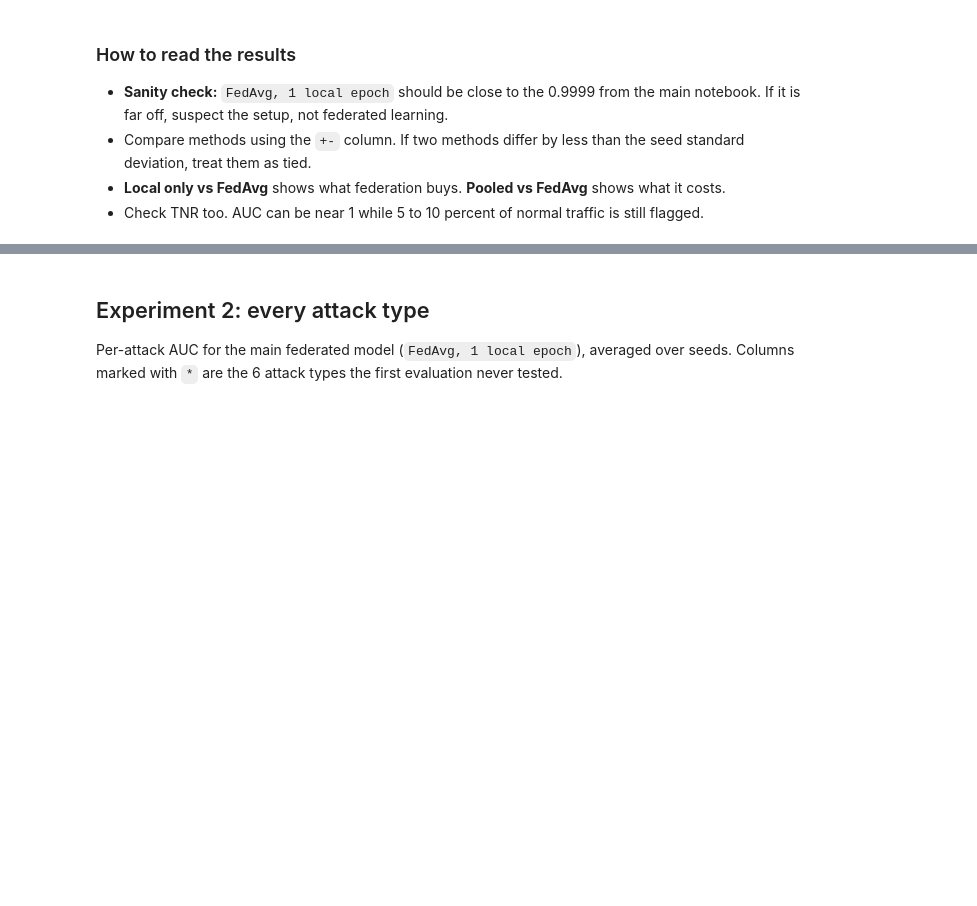
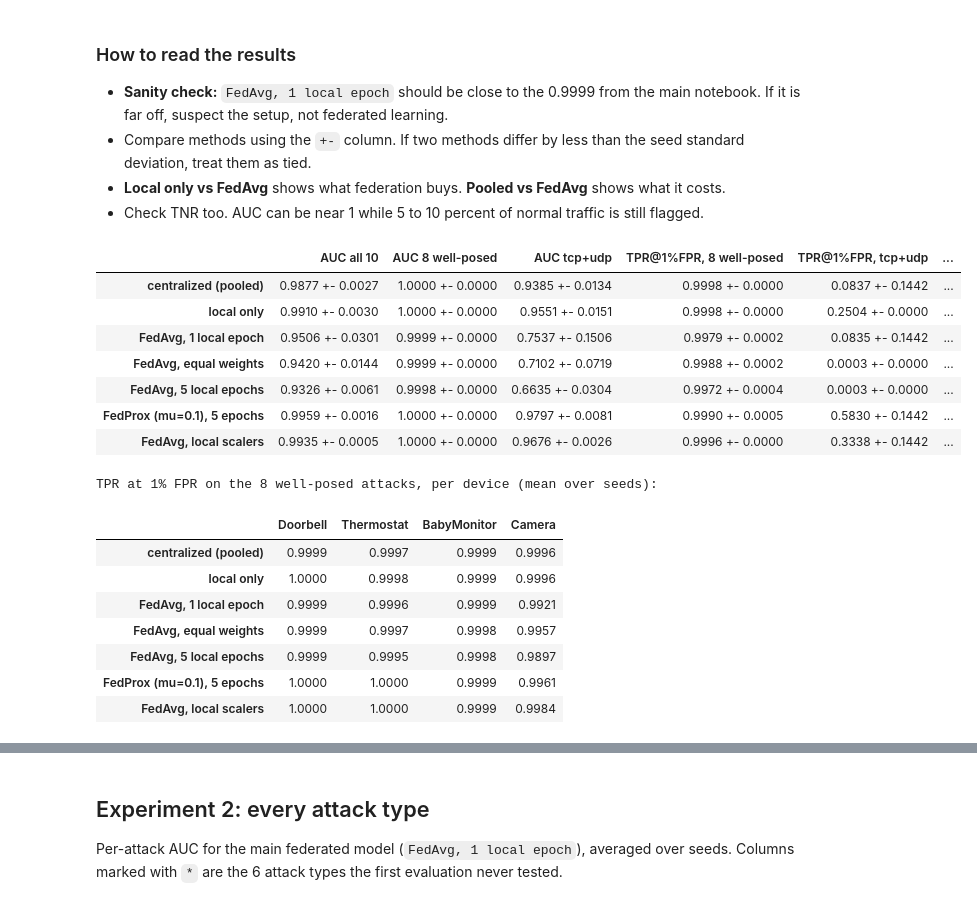
Before and after one commit to KA6-p/federated-iot-anomaly-detection, a Jupyter notebook: 04_extension_noniid_unseen.ipynb, the cells around one changed output, grey strips where cells are left out. Drawn from its saved outputs; the diff is of its cells as text; code cells hidden in the pictures; blank space fills up the shorter version.

```diff
--- a/04_extension_noniid_unseen.ipynb
+++ b/04_extension_noniid_unseen.ipynb
@@ -431,3 +458,43 @@ plt.show()
 - Compare methods using the `+-` column. If two methods differ by less than the seed standard deviation, treat them as tied.
 - **Local only vs FedAvg** shows what federation buys. **Pooled vs FedAvg** shows what it costs.
 - Check TNR too. AUC can be near 1 while 5 to 10 percent of normal traffic is still flagged.
+# %%
+def stat(method, key):
+    per_seed = [np.mean([results[method][s][n][key] for n in NAMES]) for s in SEEDS]
+    return f"{np.mean(per_seed):.4f} +- {np.std(per_seed, ddof=1):.4f}"   # sample std (n-1)
+
+cols = {
+    "AUC all 10": "auc",
+    "AUC 8 well-posed": "auc_easy8",
+    "AUC tcp+udp": "auc_hard",
+    "TPR@1%FPR, 8 well-posed": "tpr_1fpr_easy8",
+    "TPR@1%FPR, tcp+udp": "tpr_1fpr_hard",
+    "p99 threshold: benign recall": "tnr_p99",
+    "p99 threshold: attack recall (8)": "tpr_p99_easy8",
+}
+summary_v2 = pd.DataFrame({k: {m: stat(m, v) for m in EXPERIMENTS} for k, v in cols.items()})
+display(summary_v2)
+summary_v2.to_csv(os.path.join(SAVE_DIR, "ext_method_summary_v2.csv"))
+
+print("TPR at 1% FPR on the 8 well-posed attacks, per device (mean over seeds):")
+per_dev_tpr = pd.DataFrame({SHORT[n]: {m: np.mean([results[m][s][n]["tpr_1fpr_easy8"] for s in SEEDS])
+                                       for m in EXPERIMENTS} for n in NAMES})
+display(per_dev_tpr.style.format("{:.4f}"))
+# %% [output]
+|  | AUC all 10 | AUC 8 well-posed | AUC tcp+udp | TPR@1%FPR, 8 well-posed | TPR@1%FPR, tcp+udp | ... |
+| centralized (pooled) | 0.9877 +- 0.0027 | 1.0000 +- 0.0000 | 0.9385 +- 0.0134 | 0.9998 +- 0.0000 | 0.0837 +- 0.1442 | ... |
+| local only | 0.9910 +- 0.0030 | 1.0000 +- 0.0000 | 0.9551 +- 0.0151 | 0.9998 +- 0.0000 | 0.2504 +- 0.0000 | ... |
+| FedAvg, 1 local epoch | 0.9506 +- 0.0301 | 0.9999 +- 0.0000 | 0.7537 +- 0.1506 | 0.9979 +- 0.0002 | 0.0835 +- 0.1442 | ... |
+| FedAvg, equal weights | 0.9420 +- 0.0144 | 0.9999 +- 0.0000 | 0.7102 +- 0.0719 | 0.9988 +- 0.0002 | 0.0003 +- 0.0000 | ... |
+| FedAvg, 5 local epochs | 0.9326 +- 0.0061 | 0.9998 +- 0.0000 | 0.6635 +- 0.0304 | 0.9972 +- 0.0004 | 0.0003 +- 0.0000 | ... |
+| FedProx (mu=0.1), 5 epochs | 0.9959 +- 0.0016 | 1.0000 +- 0.0000 | 0.9797 +- 0.0081 | 0.9990 +- 0.0005 | 0.5830 +- 0.1442 | ... |
+| FedAvg, local scalers | 0.9935 +- 0.0005 | 1.0000 +- 0.0000 | 0.9676 +- 0.0026 | 0.9996 +- 0.0000 | 0.3338 +- 0.1442 | ... |
+TPR at 1% FPR on the 8 well-posed attacks, per device (mean over seeds):
+|  | Doorbell | Thermostat | BabyMonitor | Camera |
+| centralized (pooled) | 0.9999 | 0.9997 | 0.9999 | 0.9996 |
+| local only | 1.0000 | 0.9998 | 0.9999 | 0.9996 |
+| FedAvg, 1 local epoch | 0.9999 | 0.9996 | 0.9999 | 0.9921 |
+| FedAvg, equal weights | 0.9999 | 0.9997 | 0.9998 | 0.9957 |
+| FedAvg, 5 local epochs | 0.9999 | 0.9995 | 0.9998 | 0.9897 |
+| FedProx (mu=0.1), 5 epochs | 1.0000 | 1.0000 | 0.9999 | 0.9961 |
+| FedAvg, local scalers | 1.0000 | 1.0000 | 0.9999 | 0.9984 |
```
Also changed, not shown: parts of 7 cells of this notebook.
